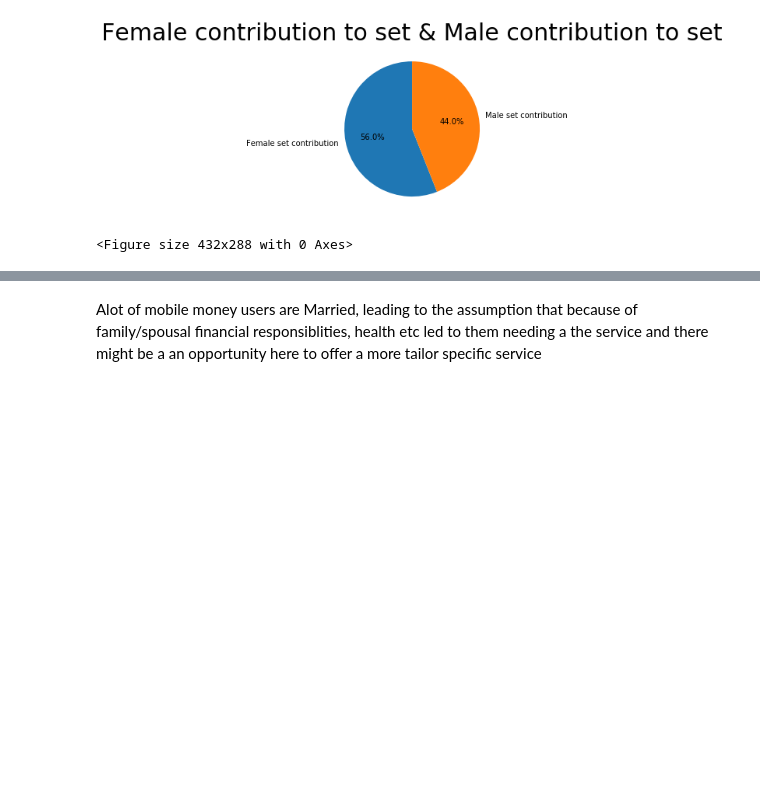
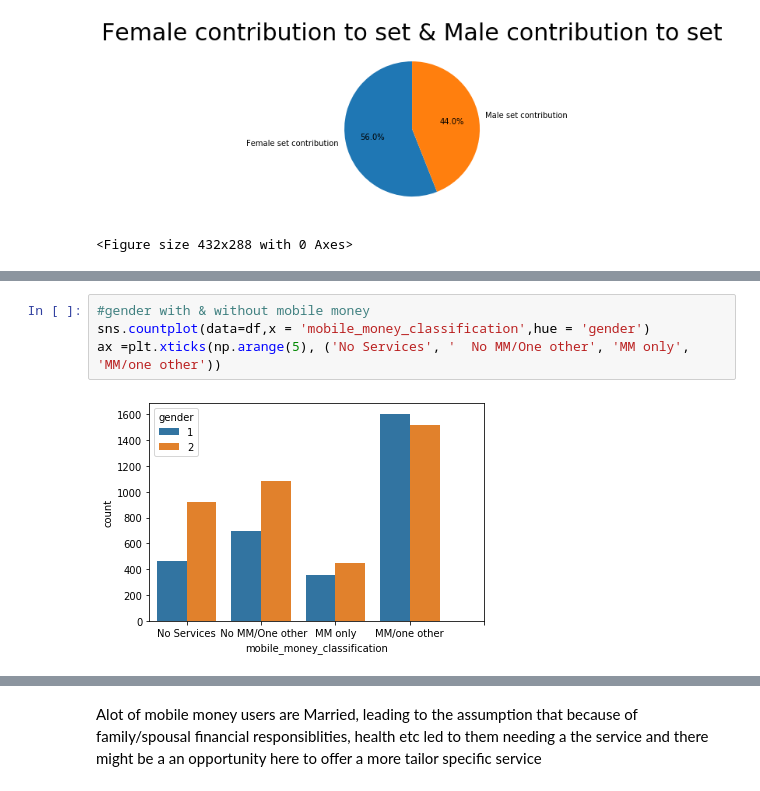
Before and after one commit to codeART96/Zindi-Mobile-Money-Tanzania, a Jupyter notebook: Mobile-money/datasets/findings_notebook.ipynb, the cells around one changed output, grey strips where cells are left out. Drawn from its saved outputs; the diff is of its cells as text; blank space fills up the shorter version.

```diff
--- a/Mobile-money/datasets/findings_notebook.ipynb
+++ b/Mobile-money/datasets/findings_notebook.ipynb
@@ -2038,0 +125,6 @@ len(mwm_mm_service)
+# %%
+#gender with & without mobile money
+sns.countplot(data=df,x = 'mobile_money_classification',hue = 'gender')
+ax =plt.xticks(np.arange(5), ('No Services', '  No MM/One other', 'MM only', 'MM/one other'))
+# %% [output]
+[figure, added]
```
Also changed, not shown: parts of 340 cells of this notebook, 3 other files.
